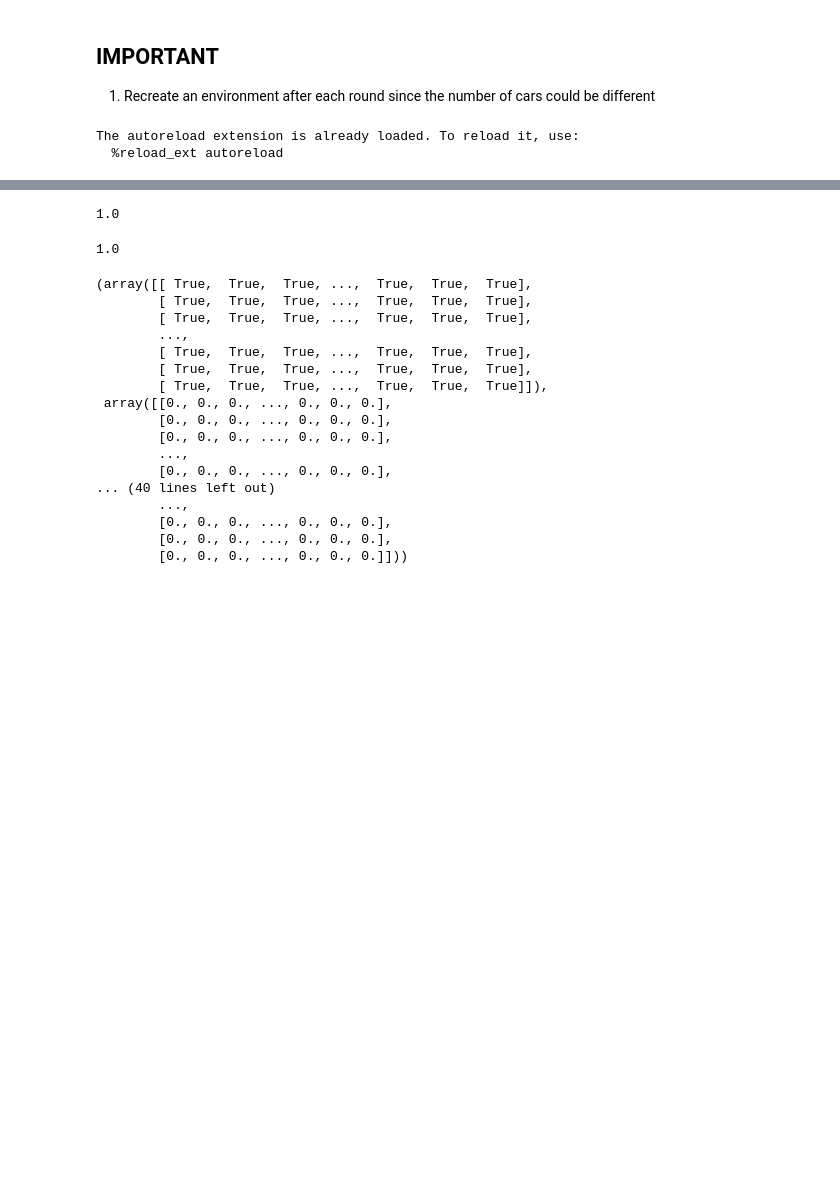
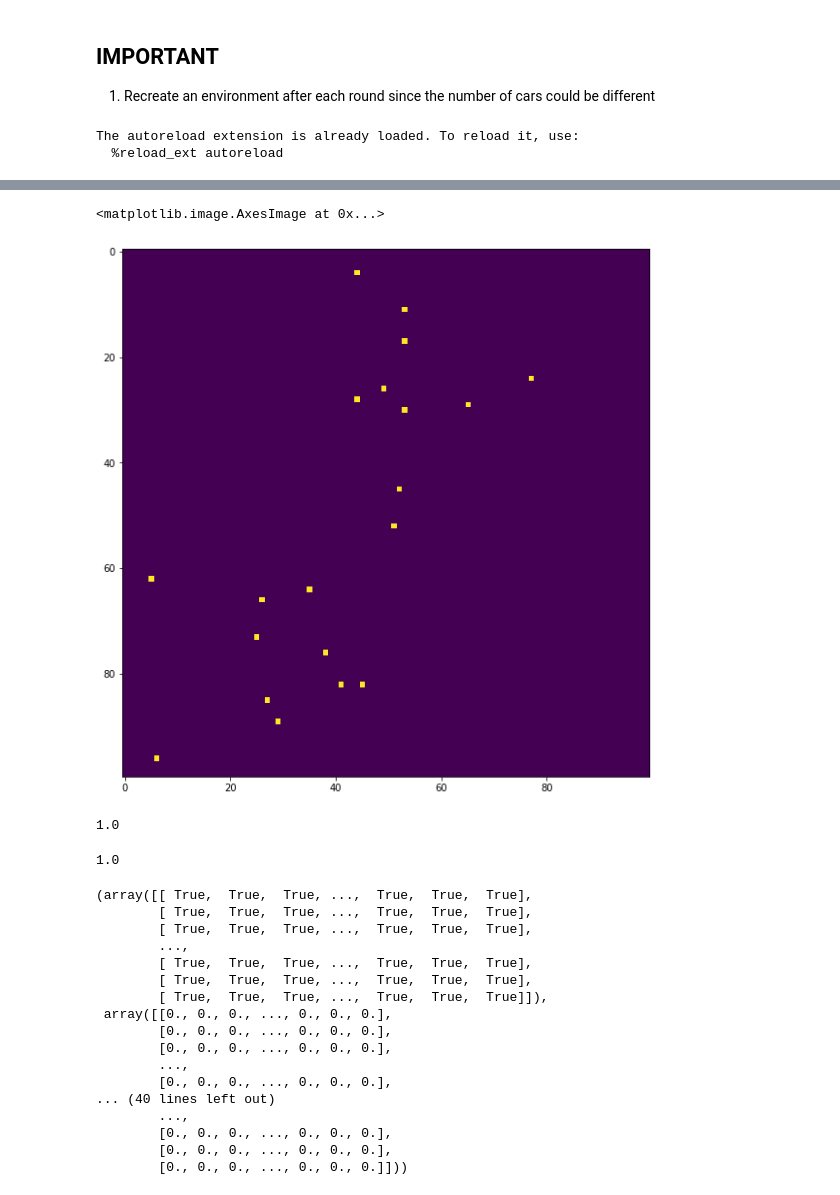
Before and after one commit to AntonPotapchuk/junction2019_erricson, a Jupyter notebook: env_proto.ipynb, the cells around one changed output, grey strips where cells are left out. Cells and saved outputs as stored; diff of their text form; code cells hidden in the pictures; blank space fills up the shorter version.

```diff
--- a/env_proto.ipynb
+++ b/env_proto.ipynb
@@ -40,3 +53,9 @@ while True:
+# %%
+plt.figure(figsize=(10, 10))
+plt.imshow(obs[:,:,3][::-1,])
+# %% [output]
+<matplotlib.image.AxesImage at 0x...>
+[figure, added]
 # %%
 obs = client.get_world()
 # %%
```
Also changed, not shown: parts of 3 cells of this notebook, 1 other file.
